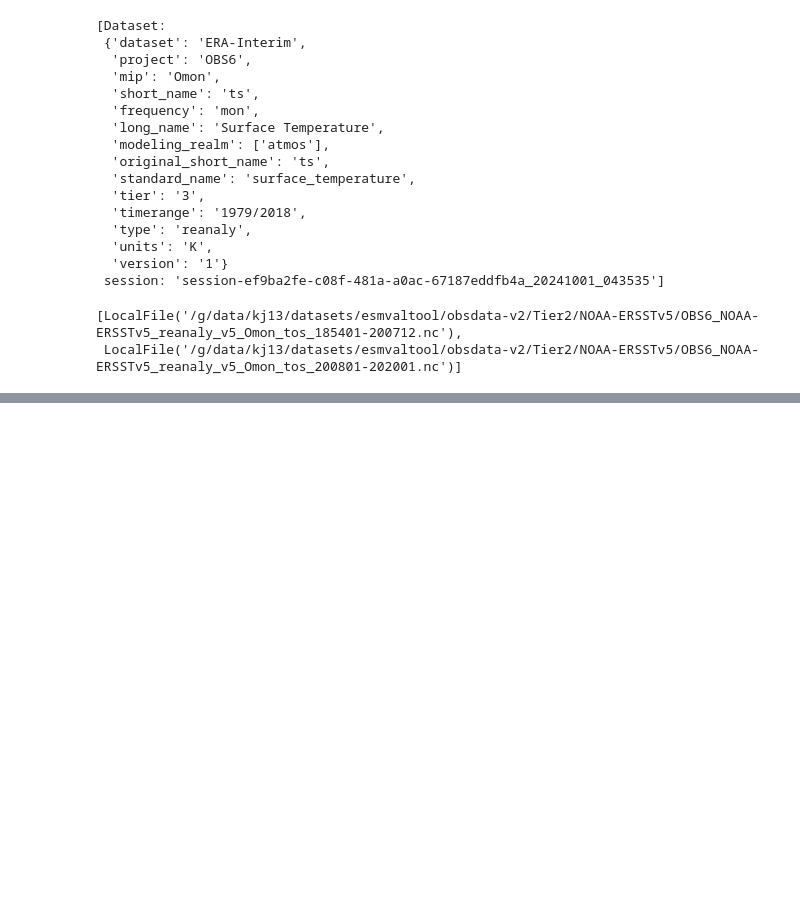
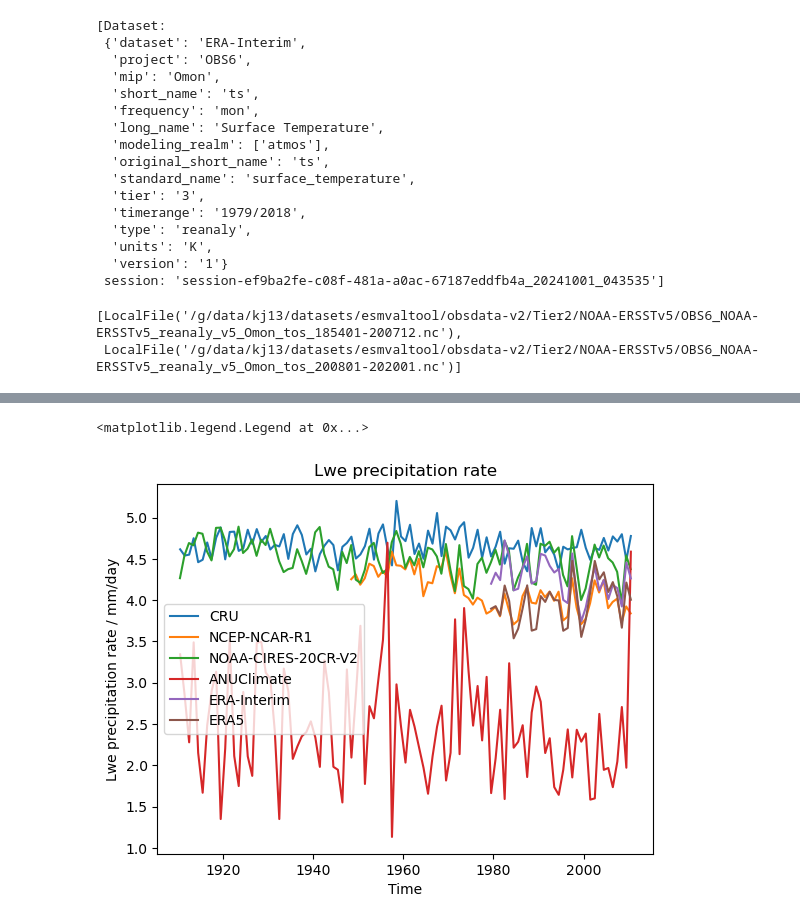
Before and after one commit to ACCESS-NRI/ENSO_recipes, a Jupyter notebook: fc/Observations.ipynb, the cells around one changed output, grey strips where cells are left out. Cells and saved outputs as stored; diff of their text form; code cells hidden in the pictures; blank space fills up the shorter version.

```diff
--- a/fc/Observations.ipynb
+++ b/fc/Observations.ipynb
@@ -68,0 +97,32 @@ obs_sst.files
+# %%
+%%time
+import iris
+import cartopy.crs as ccrs
+import iris.quickplot as qplt
+import matplotlib.pyplot as plt
+from esmvalcore.preprocessor import (
+                regrid,
+                extract_region, convert_units,
+                climate_statistics, annual_statistics, area_statistics ) # month mean, standard deviation
+iris.FUTURE.datum_support = True
+def preproc_base(cube):
+    cube = convert_units(cube, units="mm/day")
+    cube = extract_region(cube, 150, 270, -25, 25)
+    cube = area_statistics(cube, 'mean')
+    cube = annual_statistics(cube, 'mean')
+    # cube = cube.collapsed('month_number', iris.analysis.STD_DEV)
+
+    # cube.convert_units('1e-3 N/m2')
+    return cube
+
+# print(obs.files)
+preproc_1 = {}
+for obs_ds in list(obs.from_files()):
+    obs_ds['tier'] = obs_ds['tier'][-1]
+    obs_ds['timerange'] = '1910/2010'
+    cube = preproc_base(obs_ds.load())
+    preproc_1[obs_ds['dataset']] = cube
+    print(cube.shape)
+
+# dataout = preproc_base(obs.load())
+# dataout
@@ -68,0 +155,9 @@ obs_sst.files
+# %%
+%%time
+# qplt.contourf(preproc_1['CRU'])
+for lb, cube in preproc_1.items():
+    qplt.plot(cube, label=lb)
+
+plt.legend()
+# plt.coastlines()
+# %% [output]
@@ -68,0 +166,2 @@ obs_sst.files
+<matplotlib.legend.Legend at 0x...>
+[figure, added]
```
Also changed, not shown: parts of 6 cells of this notebook, 3 other files.
